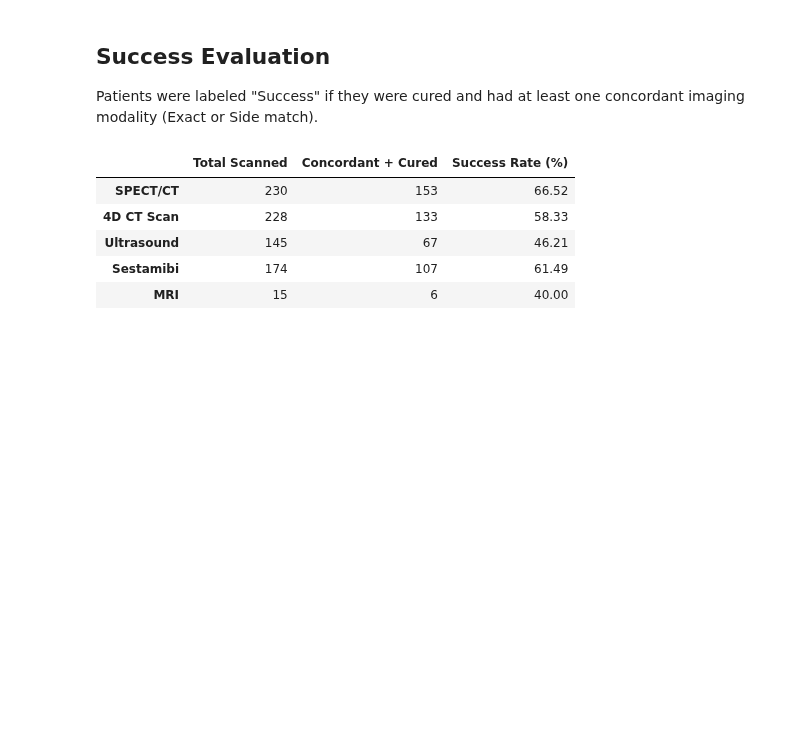
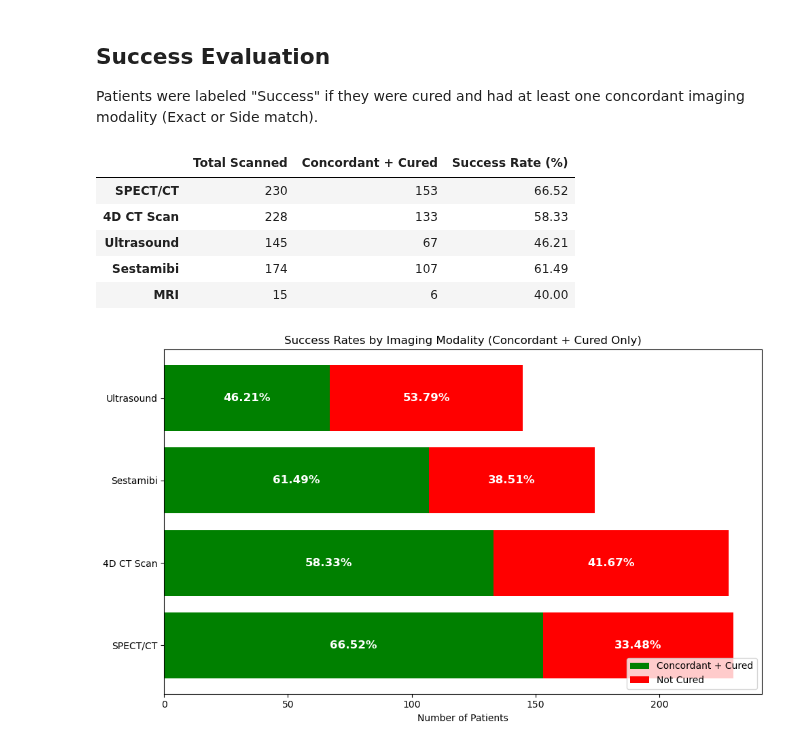
Before and after one commit to Jonah-Schwartz521/parathyroid-imaging-evaluation, a Jupyter notebook: localization_rate.ipynb, the cells around one changed output. Saved outputs shown, nothing was run; the diff lists cells and outputs as text; code cells hidden in the pictures; blank space fills up the shorter version.

Commit message:
refined success rate visualization

```diff
--- a/localization_rate.ipynb
+++ b/localization_rate.ipynb
@@ -140,3 +140,62 @@ display(success_df)
 | Ultrasound | 145 | 67 | 46.21 |
 | Sestamibi | 174 | 107 | 61.49 |
 | MRI | 15 | 6 | 40.00 |
+# %%
+# Create dataframe from earlier success logic
+success_df = pd.DataFrame({
+    'Modality': list(success_counts.keys()),
+    'Total Scanned': list(total_scanned_counts.values()),
+    'Concordant + Cured': list(success_counts.values())
+})
+
+# Remove MRI
+success_df = success_df[success_df['Modality'] != 'MRI'].copy()
+
+# Calculate Not Cured
+success_df['Not Cured'] = success_df['Total Scanned'] - success_df['Concordant + Cured']
+
+# Calculate success rate
+success_df['Success Rate (%)'] = round((success_df['Concordant + Cured'] / success_df['Total Scanned']) * 100, 2)
+
+# Reorder manually: Best at top, 4D CT Scan second to bottom, worst at bottom
+desired_order = ['Ultrasound', 'Sestamibi', '4D CT Scan', 'SPECT/CT']
+sorted_df = success_df.set_index('Modality').reindex(desired_order).reset_index()
+
+# Pull data for plotting
+modalities = sorted_df['Modality'].tolist()
+cured = sorted_df['Concordant + Cured'].tolist()
+not_cured = sorted_df['Not Cured'].tolist()
+success_rates = sorted_df['Success Rate (%)'].tolist()
+
+# Plot
+fig, ax = plt.subplots(figsize=(10, 6))
+y_pos = range(len(modalities))
+
+# Green and red stacked bars
+ax.barh(y_pos, cured, color='green', label='Concordant + Cured')
+ax.barh(y_pos, not_cured, left=cured, color='red', label='Not Cured')
+
+# Success and failure rate labels
+for i in range(len(modalities)):
+    # Green success %
+    ax.text(cured[i]/2, i, f'{success_rates[i]}%', va='center', ha='center',
+            fontweight='bold', color='white', fontsize=12)
+
+    # Red failure % (100 - success)
+    fail_rate = round(100 - success_rates[i], 2)
+    if not_cured[i] > 0:
+        ax.text(cured[i] + not_cured[i]/2, i, f'{fail_rate}%', va='center', ha='center',
+                fontweight='bold', color='white', fontsize=12)
+
+
+# Labels and style
+ax.set_yticks(y_pos)
+ax.set_yticklabels(modalities)
+ax.set_xlabel('Number of Patients')
+ax.set_title('Success Rates by Imaging Modality (Concordant + Cured Only)')
+ax.legend(loc='lower right')
+ax.invert_yaxis()
+plt.tight_layout()
+plt.show()
+# %% [output]
+[figure, added]
```
